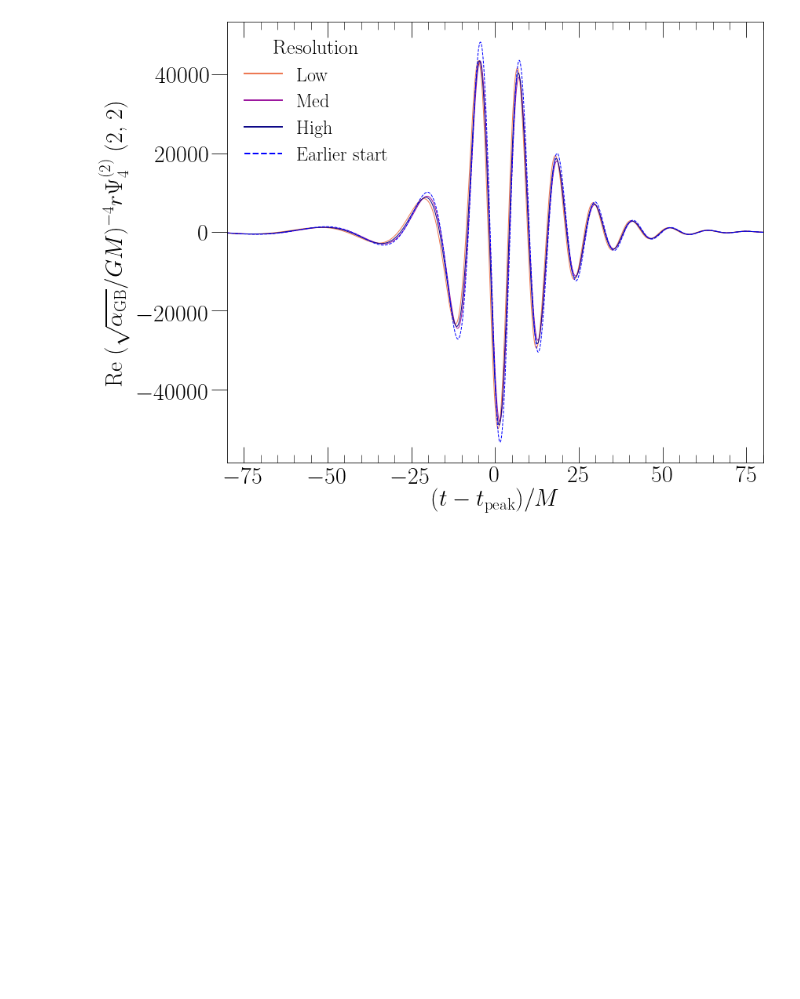
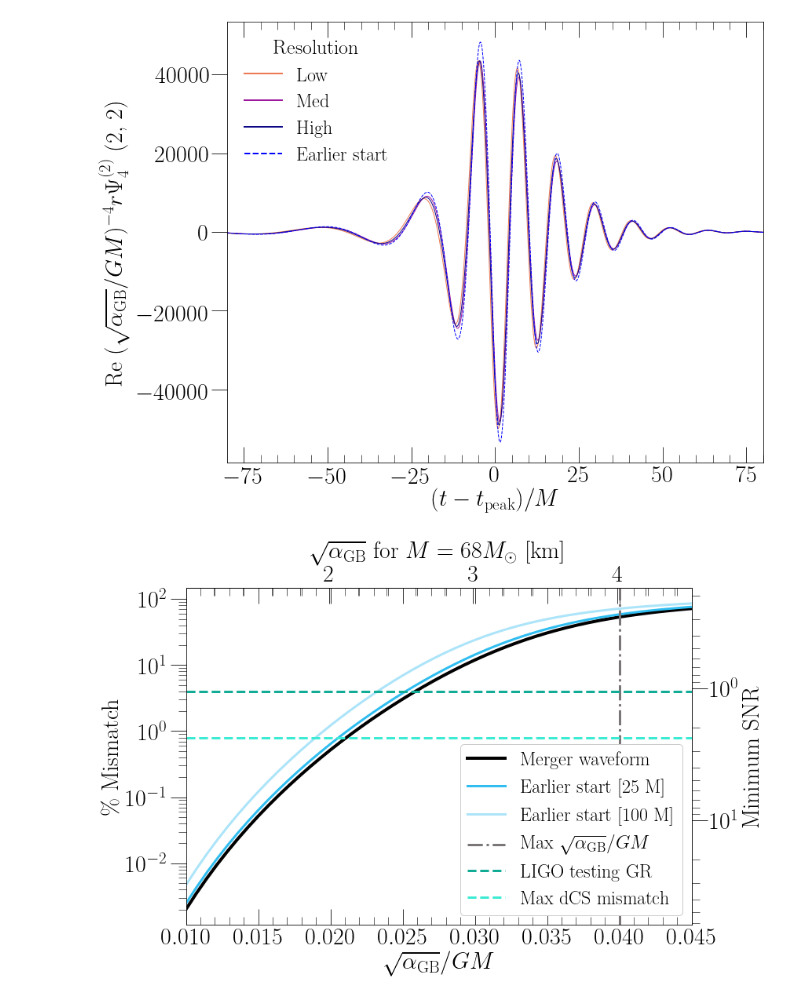
Before and after one commit to mariaokounkova/EDGB, a Jupyter notebook: GW150914/EDGB_GW.ipynb, the cells around one changed output. Saved outputs shown, nothing was run; the diff lists cells and outputs as text; code cells hidden in the pictures; blank space fills up the shorter version.

```diff
--- a/GW150914/EDGB_GW.ipynb
+++ b/GW150914/EDGB_GW.ipynb
@@ -641,11 +641,11 @@ TogetherPlot(log=True)
 # %%
 ## Overlap calculation
 
-def Overlap(sqrt_alpha, start=2100):
+def Overlap(sqrt_alpha, start=2100, lev=1):
 
     cut_min = -150
     cut_max = 150
-    lev = 1
+
 
     #time, data = GethPsi4ModeExtrapolated(ex_dir(2100, lev=lev))
     time, data = GethPsi4Mode(ev_dir(start, lev=lev), radius=-1)
@@ -693,11 +693,13 @@ def Overlap(sqrt_alpha, start=2100):
         return mismatch(d1, d2)
 
     ## Minimize the mismatch over shift
-    res = scipy.optimize.minimize(shift_mismatch, 0.0)
-    opt_shift = res.x[0]
-    print(opt_shift)
+    #res = scipy.optimize.minimize(shift_mismatch, 0.0)
+    #opt_shift = res.x[0]
+    #print(opt_shift)
+    #return shift_mismatch(opt_shift) * 100
 
-    return shift_mismatch(opt_shift) * 100
+    res = mismatch(total_data, gr_data)
+    return res * 100
 
 
 def OverlapParameters():
@@ -715,18 +717,21 @@ def OverlapParameters():
     a_start = 0.01
     a_end = 0.045
     sqrt_alpha_arr = np.linspace(a_start, a_end, 50)
-    mismatch_arr = [Overlap(a, start=2100) for a in sqrt_alpha_arr]
+    mismatch_arr = [Overlap(a, start=2100, lev=0) for a in sqrt_alpha_arr]
     ax.plot(sqrt_alpha_arr, mismatch_arr, color='black', lw=4.0, label='Merger waveform')
 
-    mismatch_arr = [Overlap(a, start=2075) for a in sqrt_alpha_arr]
-    ax.plot(sqrt_alpha_arr, mismatch_arr, color='#30bdf0', lw=3.0, label='Earlier start')
+    mismatch_arr = [Overlap(a, start=2075, lev=0) for a in sqrt_alpha_arr]
+    ax.plot(sqrt_alpha_arr, mismatch_arr, color='#30bdf0', lw=3.0, label='Earlier start [25 M]')
+
+    mismatch_arr = [Overlap(a, start=2000, lev=0) for a in sqrt_alpha_arr]
+    ax.plot(sqrt_alpha_arr, mismatch_arr, color='#30bdf0', alpha=0.4, lw=3.0, label='Earlier start [100 M]')
 
     ax.axvline(0.04, ls='-.', lw=3.0, color='#7a7677', label=r'Max $\sqrt{\alpha_\mathrm{GB}}/GM$')
     ax.axhline(4.0, ls='--', lw=3.0, color='#11ab96', label='LIGO testing GR')
     ax.axhline(0.8, ls='--', lw=3.0, color='#3bebd3', label='Max dCS mismatch')
 
 
-    legend = ax.legend(fontsize=28, loc='best', frameon=True, framealpha = 1.0, ncol=1)
+    legend = ax.legend(fontsize=24, loc='best', frameon=True, framealpha = 1.0, ncol=1)
     ax.set_yscale('log')
     ax.set_xlabel(r'$\sqrt{\alpha_\mathrm{GB}}/GM$', fontsize=30)
     ax.set_ylabel(r'\% Mismatch', fontsize=30)
@@ -739,33 +744,35 @@ def OverlapParameters():
     def forward(sqrt_alpha):
         ## G * 68 solar masses / c^2 to km
         return sqrt_alpha * 100.4 ## factor in km for 68 solar masses
 
     def inverse(x):
         return x / 100.4
 
     def mismatch_forward(mismatch):
         """ D = 9, SNR = sqrt(D/(2*mismatch))"""
         return np.sqrt(4.5/mismatch)
 
     def mismatch_inverse(x):
         return 4.5/x**2
 
     ## Add constraint label in terms of km
     secax = ax.secondary_xaxis('top', functions=(forward, inverse))
     secax.set_xlabel(r'$\sqrt{\alpha_\mathrm{GB}}$ for $M = 68 M_\odot$ [km]', fontsize=30)
 
     secay = ax.secondary_yaxis('right', functions=(mismatch_forward, mismatch_inverse))
     secay.set_ylabel(r'Minimum SNR', fontsize=30)
 
     #ax.set_ylim(0.0, 0.5)
     plt.tight_layout()
     plt.savefig(figname + '.pdf')
     plt.show()
 
 OverlapParameters()
 #for a in np.linspace(0.025, 0.03, 10):
 #    print(a, Overlap(a))
 #Overlap(0.04)
+# %% [output]
+[figure, added]
 # %%
 ## Regime of validity
 
```
Also changed, not shown: parts of 1 cell of this notebook.
